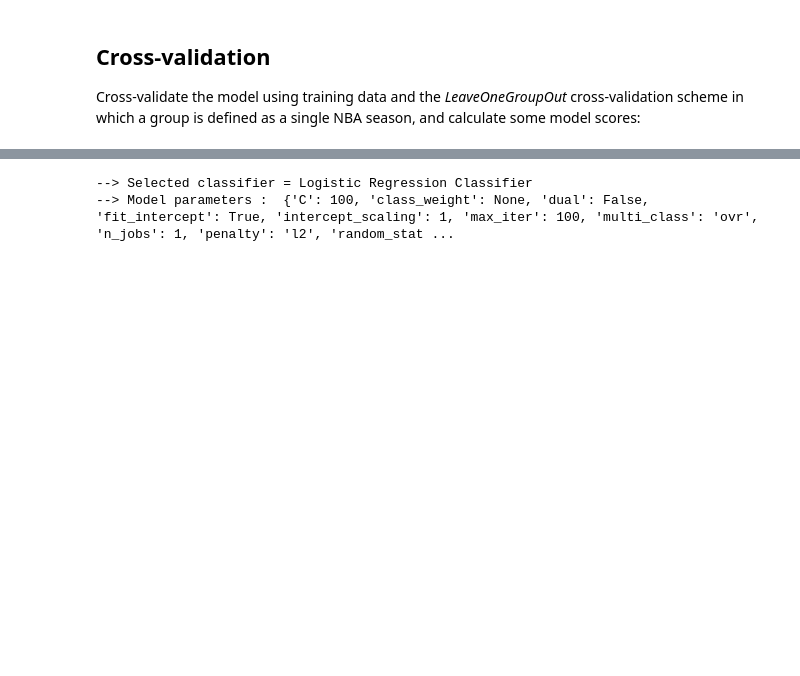
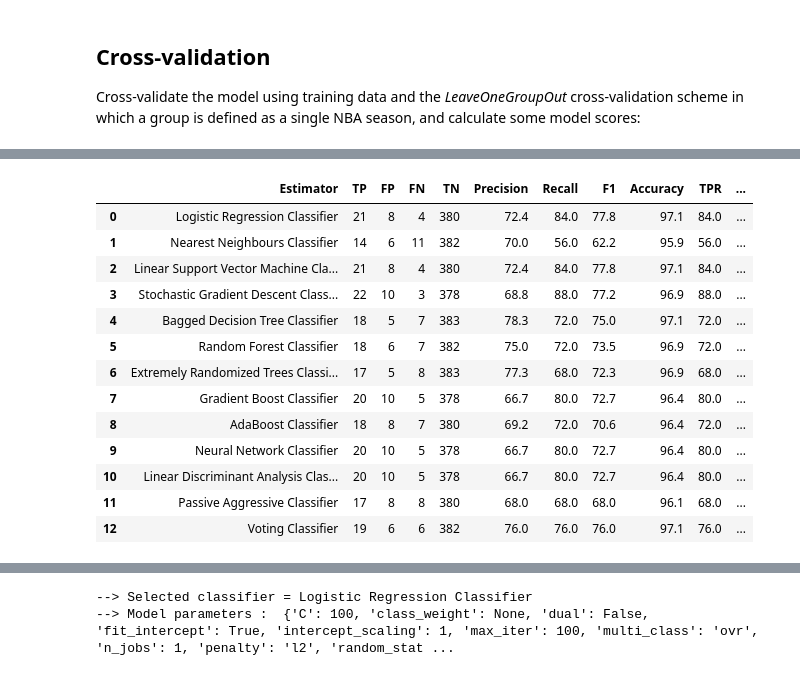
Before and after one commit to gmalim/NBA_analysis, a Jupyter notebook: NBA_All-Stars.ipynb, the cells around one changed output, grey strips where cells are left out. Drawn from its saved outputs; the diff is of its cells as text; code cells hidden in the pictures; blank space fills up the shorter version.

```diff
--- a/NBA_All-Stars.ipynb
+++ b/NBA_All-Stars.ipynb
@@ -577,0 +707,72 @@ for mymodel in mymodels:
+# %%
+validation_scores_list = []
+
+for mymodel in mymodels:
+
+    model     = mymodel.classifier
+    modelname = mymodel.name
+
+    print("--> Fitting", modelname, "...")
+    #print("")
+
+    model.fit(X_training, y_training)     # Fit model to training data
+
+    y_model = model.predict(X_validation) # Predict validation data
+
+    y_true = y_validation.tolist()
+
+    CM = confusion_matrix(y_true, y_model) # defined as: rows -> true, columns -> prediction
+
+    mymodel.set_CM(CM)
+
+    validation_scores_list.append({'Estimator' : modelname,
+                                   'TP'        : mymodel.TP,
+                                   'FP'        : mymodel.FP,
+                                   'FN'        : mymodel.FN,
+                                   'TN'        : mymodel.TN,
+                                   'Precision' : mymodel.precision.round(3)*100,
+                                   'Recall'    : mymodel.recall.round(3)*100,
+                                   'F1'        : mymodel.f1.round(3)*100,
+                                   'Accuracy'  : mymodel.accuracy.round(3)*100,
+                                   'TPR'       : mymodel.tpr.round(3)*100,
+                                   'FPR'       : mymodel.fpr.round(3)*100})
+    '''
+    print("--> Confusion matrix {}:".format(validation_year))
+    print(CM)
+    print("")
+
+    TN = CM[0,0] # defined as: 0 = negative, 1 = positive
+    FN = CM[1,0] # defined as: 0 = negative, 1 = positive
+    FP = CM[0,1] # defined as: 0 = negative, 1 = positive
+    TP = CM[1,1] # defined as: 0 = negative, 1 = positive
+
+    TOT = TP + FP + FN + TN
+
+    print("--> TP = {}, FP = {}, FN = {}, TN = {}".format(TP, FP ,FN , TN))
+    print("")
+    print("--> True  Positive Rate i.e. Recall   (TP/(TP+FN)) = {:5.1%}".format(TP/(TP+FN)))
+    print("--> False Positive Rate i.e. Fall-Out (FP/(FP+TN)) = {:5.1%}".format(FP/(FP+TN)))
+    print("")
+
+    precision = precision_score(y_validation, y_model)
+    recall    = recall_score   (y_validation, y_model)
+    f1        = f1_score       (y_validation, y_model)
+    accuracy  = accuracy_score (y_validation, y_model)
+
+    print("--> Precision score (TP/(TP+FP)) : {:.1%}".format(precision) + note1)
+    print("--> Recall score    (TP/(TP+FN)) : {:.1%}".format(recall   ) + note2)
+    print("--> F1 score                     : {:.1%}".format(f1       ) + note3)
+    print("--> Accuracy score ((TP+TN)/TOT) : {:.1%}".format(accuracy ) + note4)
+    print("")
+    '''
+
+print("")
+print("--> Prediction scores of all models for", validation_year, ":")
+print("")
+
+columnorder = ['Estimator', 'TP', 'FP', 'FN', 'TN', 'Precision', 'Recall', 'F1', 'Accuracy', 'TPR', 'FPR']
+
+df_validation_scores = pd.DataFrame(validation_scores_list, columns=columnorder)
+
+display(HTML(df_validation_scores.to_html()))
+# %% [output]
@@ -577,0 +794,14 @@ for mymodel in mymodels:
+|  | Estimator | TP | FP | FN | TN | Precision | Recall | F1 | Accuracy | TPR | ... |
+| 0 | Logistic Regression Classifier | 21 | 8 | 4 | 380 | 72.4 | 84.0 | 77.8 | 97.1 | 84.0 | ... |
+| 1 | Nearest Neighbours Classifier | 14 | 6 | 11 | 382 | 70.0 | 56.0 | 62.2 | 95.9 | 56.0 | ... |
+| 2 | Linear Support Vector Machine Cla... | 21 | 8 | 4 | 380 | 72.4 | 84.0 | 77.8 | 97.1 | 84.0 | ... |
+| 3 | Stochastic Gradient Descent Class... | 22 | 10 | 3 | 378 | 68.8 | 88.0 | 77.2 | 96.9 | 88.0 | ... |
+| 4 | Bagged Decision Tree Classifier | 18 | 5 | 7 | 383 | 78.3 | 72.0 | 75.0 | 97.1 | 72.0 | ... |
+| 5 | Random Forest Classifier | 18 | 6 | 7 | 382 | 75.0 | 72.0 | 73.5 | 96.9 | 72.0 | ... |
+| 6 | Extremely Randomized Trees Classi... | 17 | 5 | 8 | 383 | 77.3 | 68.0 | 72.3 | 96.9 | 68.0 | ... |
+| 7 | Gradient Boost Classifier | 20 | 10 | 5 | 378 | 66.7 | 80.0 | 72.7 | 96.4 | 80.0 | ... |
+| 8 | AdaBoost Classifier | 18 | 8 | 7 | 380 | 69.2 | 72.0 | 70.6 | 96.4 | 72.0 | ... |
+| 9 | Neural Network Classifier | 20 | 10 | 5 | 378 | 66.7 | 80.0 | 72.7 | 96.4 | 80.0 | ... |
+| 10 | Linear Discriminant Analysis Clas... | 20 | 10 | 5 | 378 | 66.7 | 80.0 | 72.7 | 96.4 | 80.0 | ... |
+| 11 | Passive Aggressive Classifier | 17 | 8 | 8 | 380 | 68.0 | 68.0 | 68.0 | 96.1 | 68.0 | ... |
+| 12 | Voting Classifier | 19 | 6 | 6 | 382 | 76.0 | 76.0 | 76.0 | 97.1 | 76.0 | ... |
```
Also changed, not shown: parts of 31 cells of this notebook, 1 other file.
